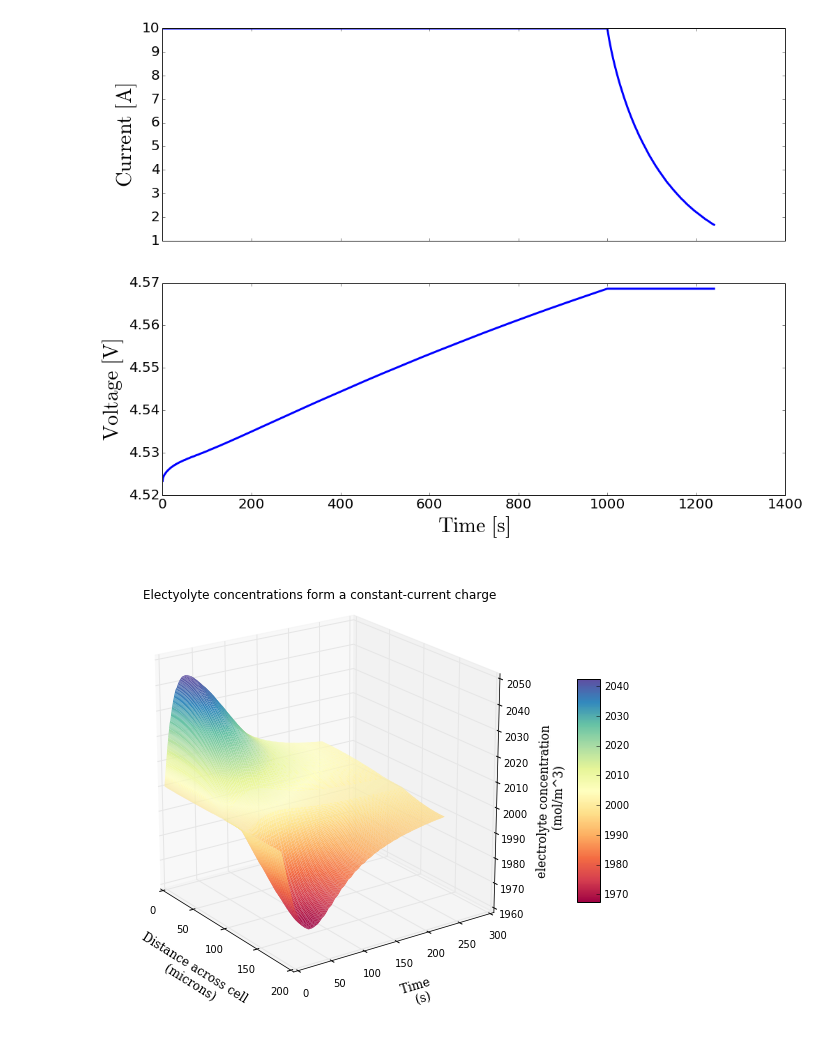
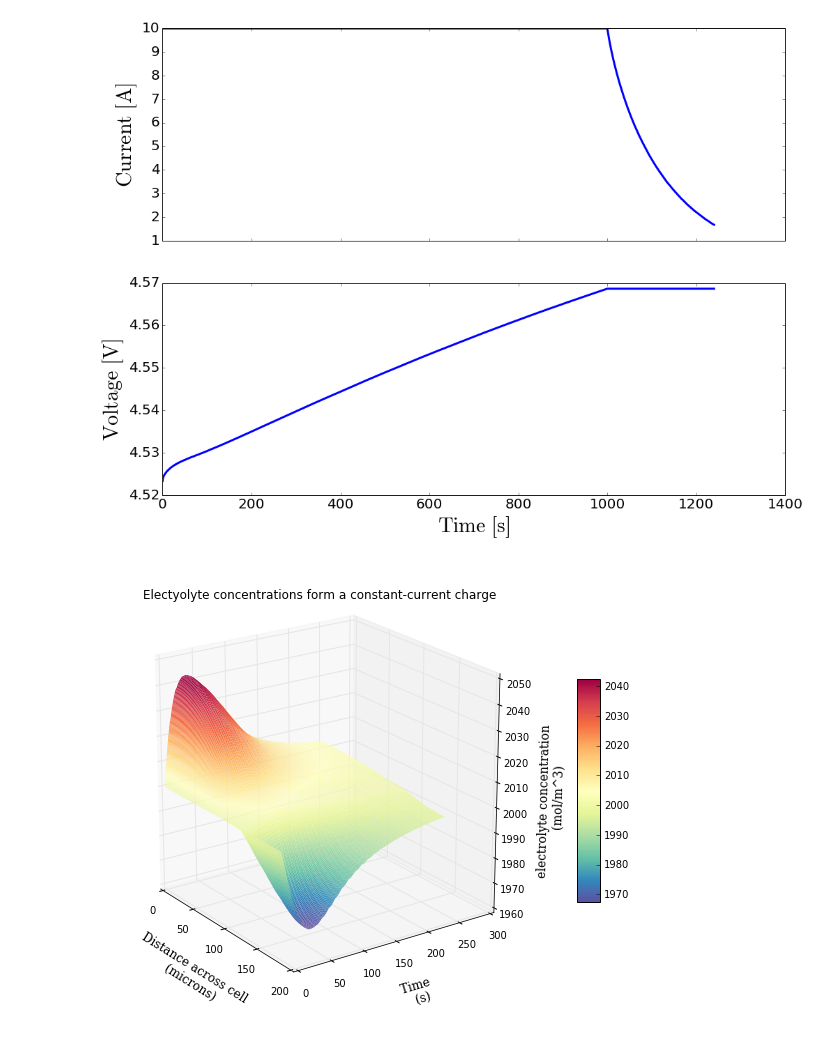
Before and after one commit to iSchomer/Dualfoil_Storage_Device, a Jupyter notebook: output_visuals/dualfoil_const_current_charge.ipynb, the cells around one changed output. Cells and saved outputs as stored; diff of their text form; code cells hidden in the pictures.

```diff
--- a/output_visuals/dualfoil_const_current_charge.ipynb
+++ b/output_visuals/dualfoil_const_current_charge.ipynb
@@ -35,32 +35,32 @@ profiles = battery.outbot.profiles.copy()
 x = profiles['distance'][0]
 y = profiles['time'][:125]
 z = profiles['electrolyte_conc'][:125]
 
 fig = plt.figure(figsize=(10,8))
 ax = fig.gca(projection='3d')
 ax.set_xlabel('Distance across cell \n (microns)', labelpad=15,
               size='large', fontname='serif')
 ax.set_ylabel('Time \n (s)', labelpad=15,
               size='large', fontname='serif')
 ax.set_zlabel('electrolyte concentration \n (mol/m^3)', labelpad=15,
               size='large', fontname='serif')
 ax.set_title('Electyolyte concentrations form a constant-current charge',
              size='large', fontname='sans-serif')
 
 #all parameters must be 2D arrays; x&y mesh together
 x = np.array(x)
 
 y = np.array(y) * 60
 x, y = np.meshgrid(x, y, sparse=True)
 for i in range(len(z)):
     z[i] = np.array(z[i])
 z = np.array(z)
 
 surf = ax.plot_surface(x, y, z, rstride=1, cstride=1,
-                       linewidth=0, cmap=cm.Spectral)
+                       linewidth=0, cmap=cm.Spectral_r)
 fig.colorbar(surf, shrink=0.5, aspect=10, pad=0.075)
 
 ax.view_init(20, -35)
 plt.show()
 # %% [output]
-[figure, old version]
+[figure, new version]
```
